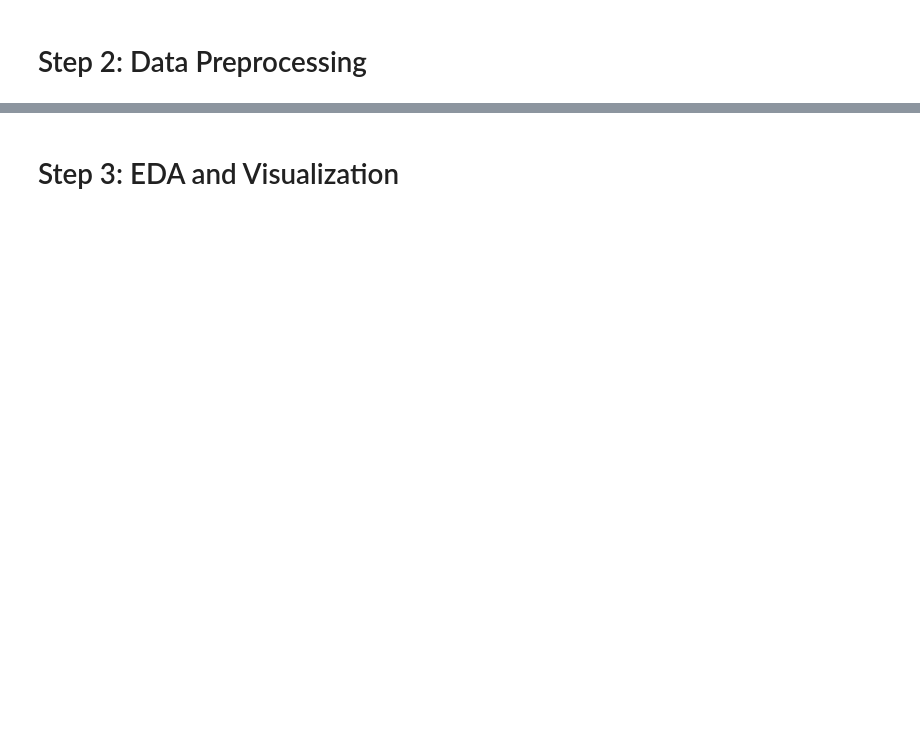
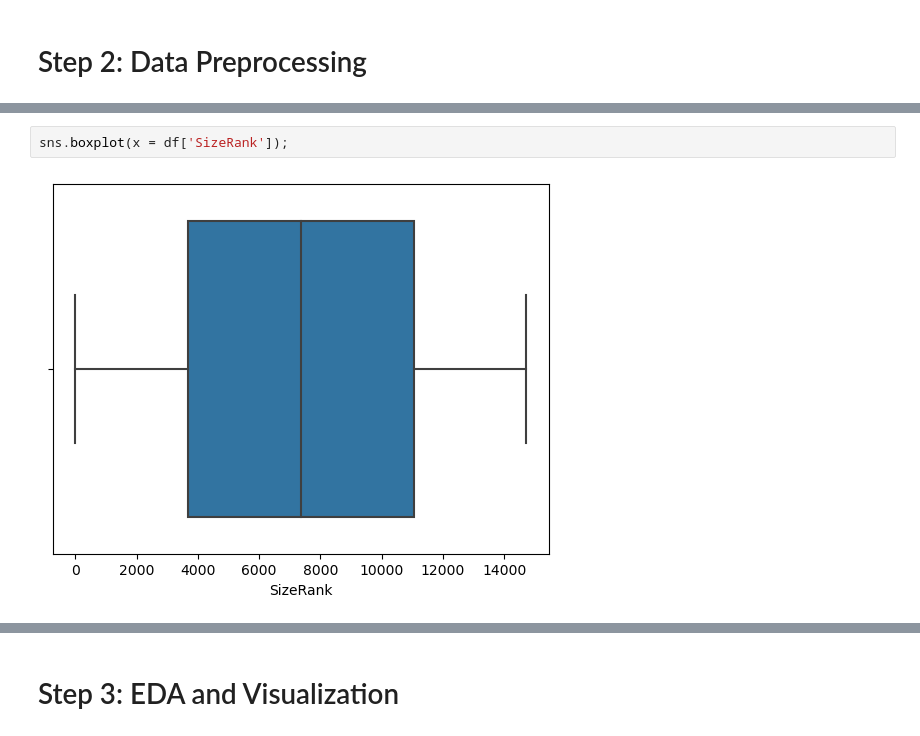
Before and after one commit to lynnndero/PHASE-4-PROJECT, a Jupyter notebook: starter_notebook.ipynb, the cells around one changed output, grey strips where cells are left out. Drawn from its saved outputs; the diff is of its cells as text; blank space fills up the shorter version.

```diff
--- a/starter_notebook.ipynb
+++ b/starter_notebook.ipynb
@@ -153,0 +155,4 @@ memory usage: 1.2 MB
+# %%
+sns.boxplot(x = df['SizeRank']);
+# %% [output]
+[figure, added]
```
Also changed, not shown: parts of 72 cells of this notebook, 1 other file.
